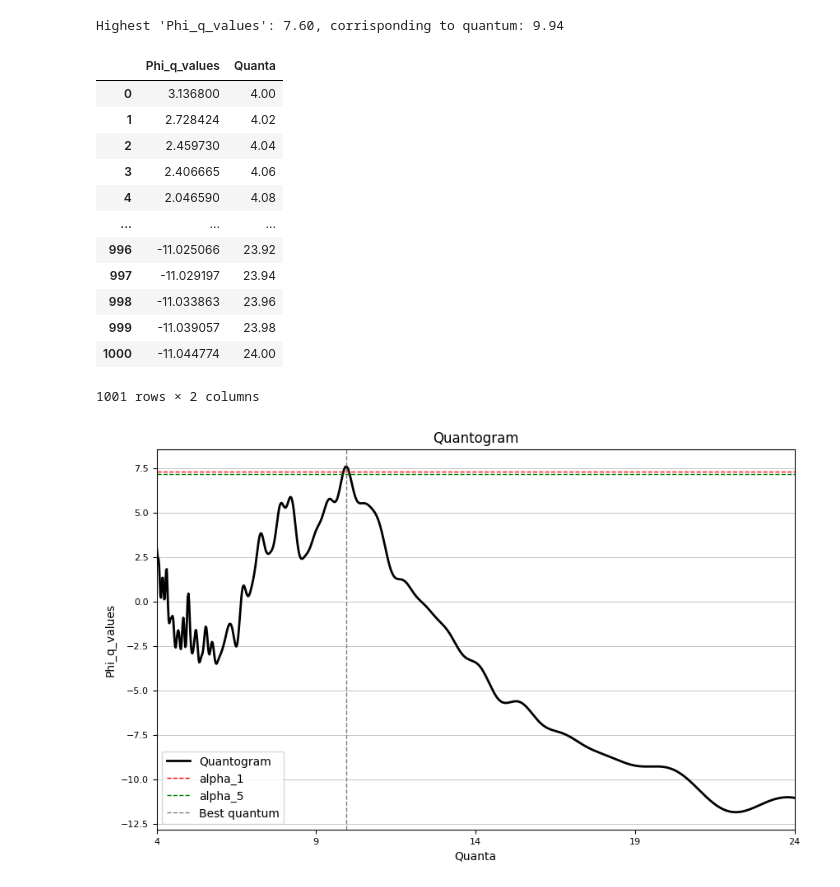
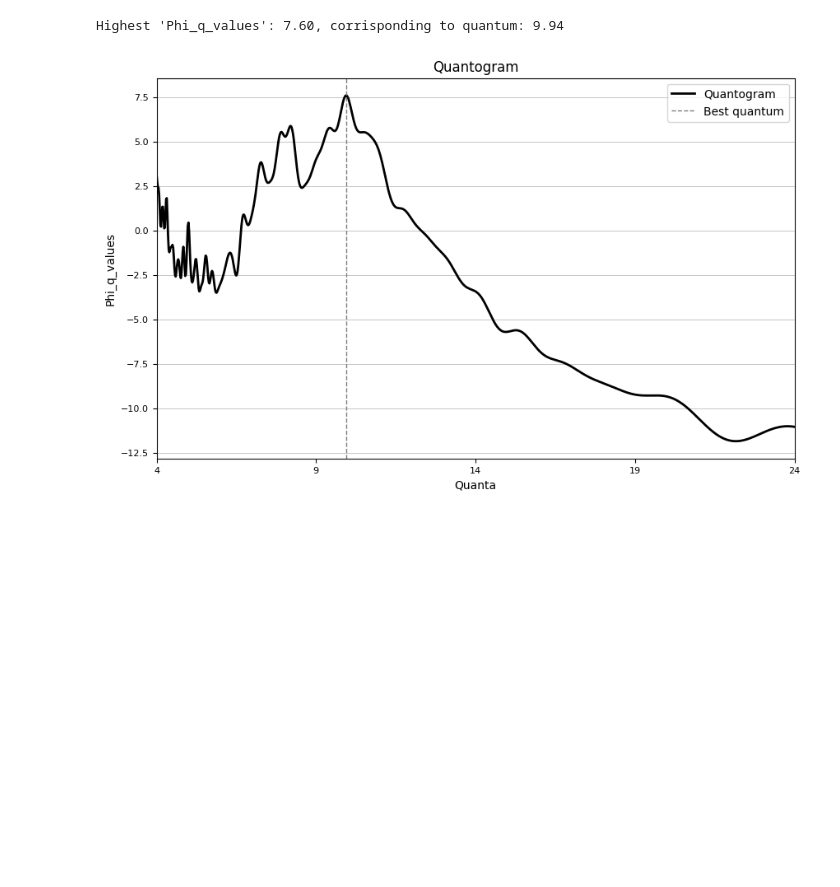
Before and after one commit to lrncrd/CQArchaeo, a Jupyter notebook: Kendall_application_try.ipynb, the cells around one changed output. Saved outputs shown, nothing was run; the diff lists cells and outputs as text; code cells hidden in the pictures; blank space fills up the shorter version.

```diff
--- a/Kendall_application_try.ipynb
+++ b/Kendall_application_try.ipynb
@@ -3,18 +3,8 @@ from cqarcheo import cqa_analysis
 # %%
-cqa_analysis(r'OR_3_4.xlsx', min_data_sample = 7, max_data_sample = 200, min_quantum = 4, max_quantum = 24, step = 0.02, Montecarlo_sim = True, mc_parameter = 0.15, mc_iterations = 100)
+cqa = CQAnalysis(r'data/OR_3_4.xlsx', min_data_sample = 7, max_data_sample = 200, min_quantum = 4, max_quantum = 24, step = 0.02, Montecarlo_sim = False, mc_parameter = 0.15, mc_iterations = 100)
 # %% [output]
 Highest 'Phi_q_values': 7.60, corrisponding to quantum: 9.94
-|  | Phi_q_values | Quanta |
-| 0 | 3.136800 | 4.00 |
-| 1 | 2.728424 | 4.02 |
-| 2 | 2.459730 | 4.04 |
-| 3 | 2.406665 | 4.06 |
-| 4 | 2.046590 | 4.08 |
-| ... | ... | ... |
-| 996 | -11.025066 | 23.92 |
-| 997 | -11.029197 | 23.94 |
-| 998 | -11.033863 | 23.96 |
-| 999 | -11.039057 | 23.98 |
-| 1000 | -11.044774 | 24.00 |
-1001 rows × 2 columns
-[figure, removed]
+# %%
+cqa.plot_quantogram(figsize=(10, 6), plot_best_quantum=True, save=False, dpi=300)
+# %% [output]
+[figure, added]
```
Also changed, not shown: parts of 1 cell of this notebook, 2 other files.
